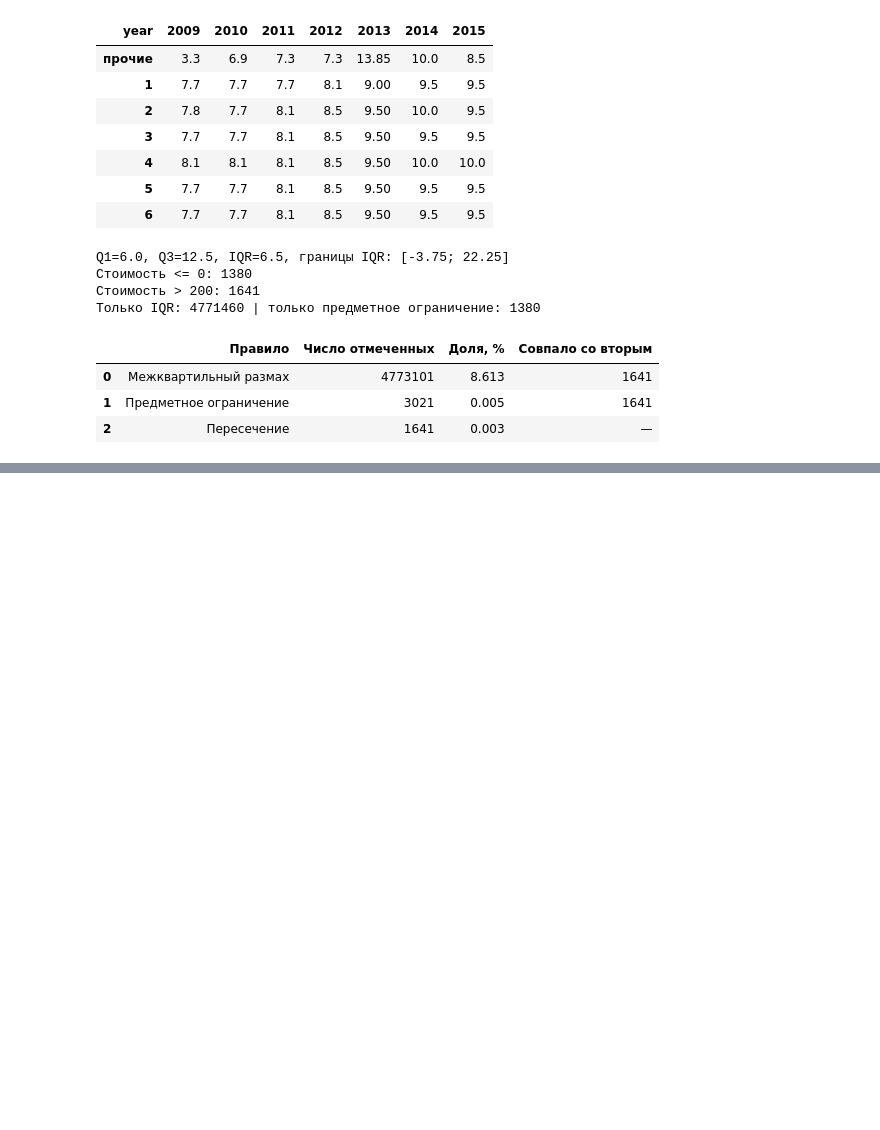
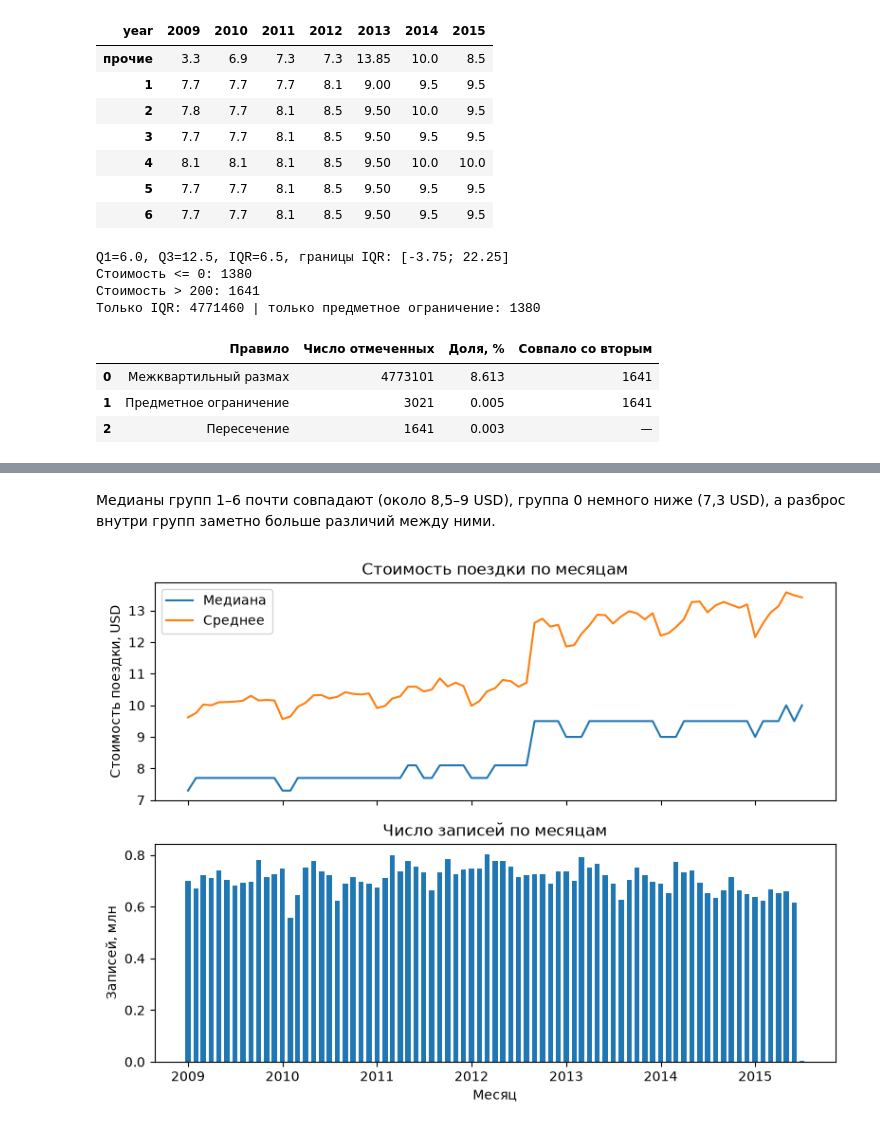
Before and after one commit to medshura555-collab/sambik, a Jupyter notebook: notebooks/03_eda.ipynb, the cells around one changed output, grey strips where cells are left out. Cells and saved outputs as stored; diff of their text form; code cells hidden in the pictures; blank space fills up the shorter version.

```diff
--- a/notebooks/03_eda.ipynb
+++ b/notebooks/03_eda.ipynb
@@ -262,0 +382,23 @@ Q1=6.0, Q3=12.5, IQR=6.5, границы IQR: [-3.75; 22.25]
+# %% [markdown]
+Медианы групп 1–6 почти совпадают (около 8,5–9 USD), группа 0 немного ниже (7,3 USD), а разброс внутри групп заметно больше различий между ними.
+# %%
+x = series.index.to_timestamp()
+
+fig, axes = plt.subplots(2, 1, figsize=(8, 6), sharex=True)
+
+axes[0].plot(x, series["median_fare"], label="Медиана")
+axes[0].plot(x, series["mean_fare"], label="Среднее")
+axes[0].set_ylabel("Стоимость поездки, USD")
+axes[0].legend()
+axes[0].set_title("Стоимость поездки по месяцам")
+
+axes[1].bar(x, series["n_records"] / 1e6, width=20)
+axes[1].set_ylabel("Записей, млн")
+axes[1].set_xlabel("Месяц")
+axes[1].set_title("Число записей по месяцам")
+
+fig.tight_layout()
+fig.savefig("../plots/03_series.png", dpi=150)
+plt.show()
+# %% [output]
+[figure, added]
```
Also changed, not shown: parts of 14 cells of this notebook, 1 other file.
